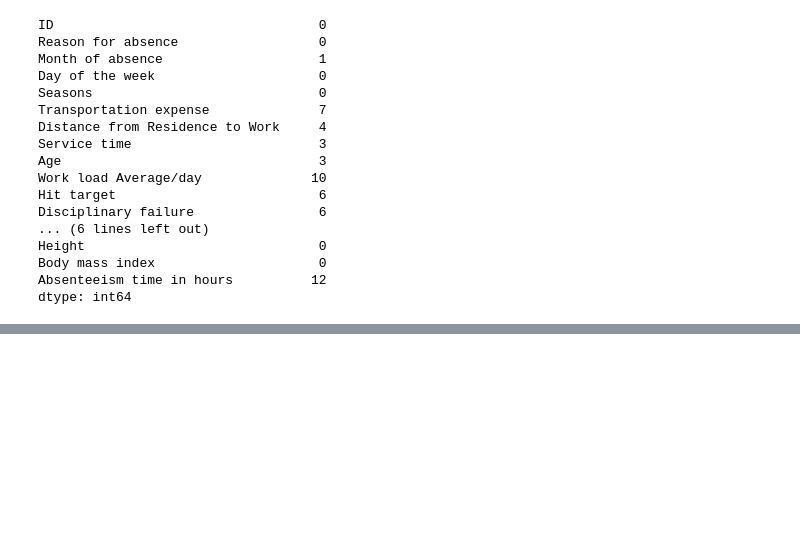
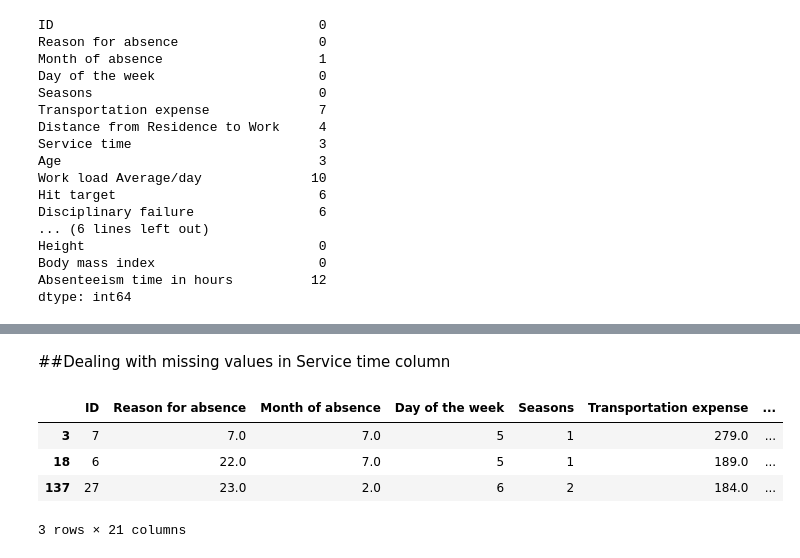
Before and after one commit to DHRUV6029/CMPE-255_NPDP, a Jupyter notebook: CMPE_255_NPDP.ipynb, the cells around one changed output, grey strips where cells are left out. Drawn from its saved outputs; the diff is of its cells as text; code cells hidden in the pictures; blank space fills up the shorter version.

```diff
--- a/CMPE_255_NPDP.ipynb
+++ b/CMPE_255_NPDP.ipynb
@@ -508,0 +662,4 @@ dtype: int64
+# %%
+## examining distance from work and expense occurred
+distance_expense = absent_data[['ID','Distance from Residence to Work', 'Transportation expense']]
+distance_expense.groupby([  'Transportation expense', 'Distance from Residence to Work']).size()
@@ -508,0 +692,8 @@ dtype: int64
+# %%
+tmp = distance_expense[distance_expense['Distance from Residence to Work'].isnull()]
+tmp_list = set(tmp['Transportation expense'].tolist())
+print(tmp_list)
+
+for exp in tmp_list:
+  absent_data.loc[(absent_data['Distance from Residence to Work'].isnull()) & (absent_data['Transportation expense']==exp),'Distance from Residence to Work'] = \
+  absent_data.loc[absent_data['Transportation expense']==exp, 'Distance from Residence to Work'].mode()[0]
@@ -508,0 +754,11 @@ dtype: int64
+# %% [markdown]
+##Dealing with missing values in Service time column
+# %%
+service_time = absent_data[absent_data['Service time'].isnull()]
+service_time
+# %% [output]
+|  | ID | Reason for absence | Month of absence | Day of the week | Seasons | Transportation expense | ... |
+| 3 | 7 | 7.0 | 7.0 | 5 | 1 | 279.0 | ... |
+| 18 | 6 | 22.0 | 7.0 | 5 | 1 | 189.0 | ... |
+| 137 | 27 | 23.0 | 2.0 | 6 | 2 | 184.0 | ... |
+3 rows × 21 columns
```
Also changed, not shown: parts of 25 cells of this notebook.
